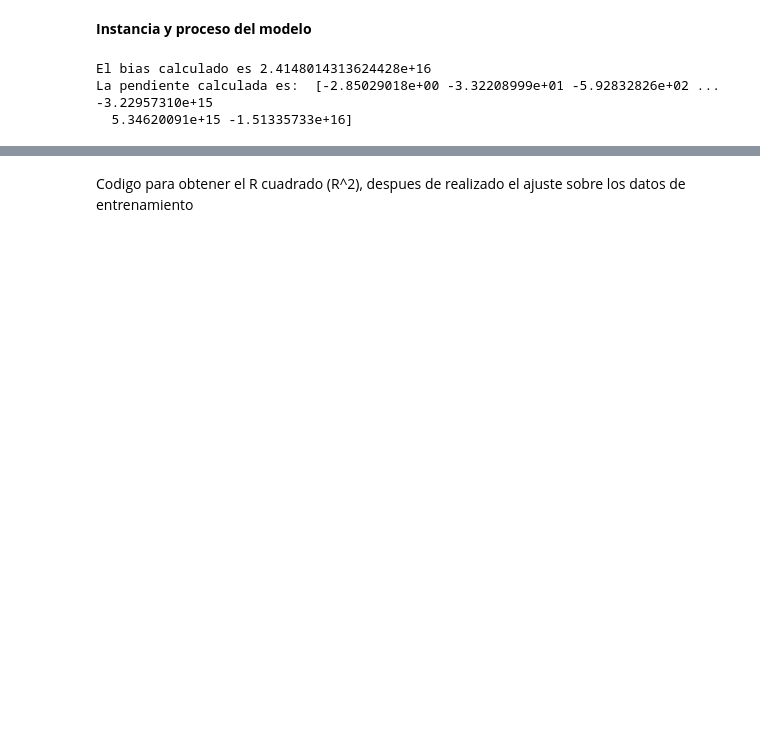
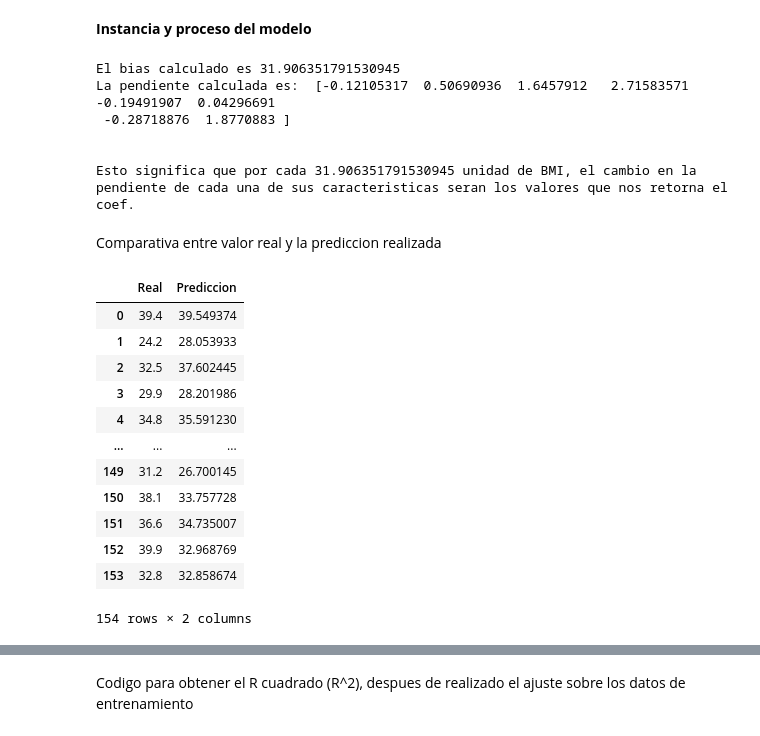
Before and after one commit to Jorge2018/prediccion_ventas, a Jupyter notebook: prediccion_ventas07.ipynb, the cells around one changed output, grey strips where cells are left out. Drawn from its saved outputs; the diff is of its cells as text; code cells hidden in the pictures; blank space fills up the shorter version.

```diff
--- a/prediccion_ventas07.ipynb
+++ b/prediccion_ventas07.ipynb
@@ -159,7 +151,32 @@ reg = LinearRegression()
 reg.fit(X_train_processed,y_train)
 print('El bias calculado es', reg.intercept_)
 print('La pendiente calculada es: ', reg.coef_)
+print('\n')
+print(f'Esto significa que por cada {reg.intercept_} unidad de BMI, el cambio en la pendiente de cada una de sus caracteristicas seran los valores que nos retorna el coef.')
 # %% [output]
-El bias calculado es 2.4148014313624428e+16
-La pendiente calculada es:  [-2.85029018e+00 -3.32208999e+01 -5.92832826e+02 ... -3.22957310e+15
-  5.34620091e+15 -1.51335733e+16]
+El bias calculado es 31.906351791530945
+La pendiente calculada es:  [-0.12105317  0.50690936  1.6457912   2.71583571 -0.19491907  0.04296691
+ -0.28718876  1.8770883 ]
+
+
+Esto significa que por cada 31.906351791530945 unidad de BMI, el cambio en la pendiente de cada una de sus caracteristicas seran los valores que nos retorna el coef.
+# %% [markdown]
+Comparativa entre valor real y la prediccion realizada
+# %%
+y_pred = reg.predict(X_test_processed)
+dfinfo = pd.DataFrame({'Real': y_test.values.flatten(), 'Prediccion': y_pred.flatten()})
+dfinfo
+# %% [output]
+|  | Real | Prediccion |
+| 0 | 39.4 | 39.549374 |
+| 1 | 24.2 | 28.053933 |
+| 2 | 32.5 | 37.602445 |
+| 3 | 29.9 | 28.201986 |
+| 4 | 34.8 | 35.591230 |
+| ... | ... | ... |
+| 149 | 31.2 | 26.700145 |
+| 150 | 38.1 | 33.757728 |
+| 151 | 36.6 | 34.735007 |
+| 152 | 39.9 | 32.968769 |
+| 153 | 32.8 | 32.858674 |
+154 rows × 2 columns
```
Also changed, not shown: parts of 31 cells of this notebook.
